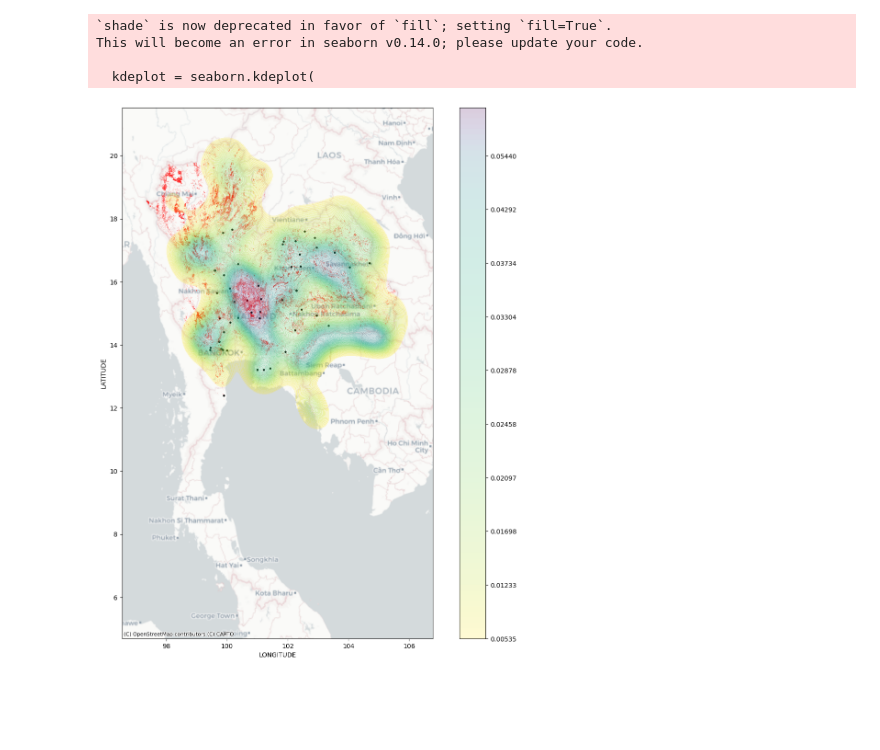
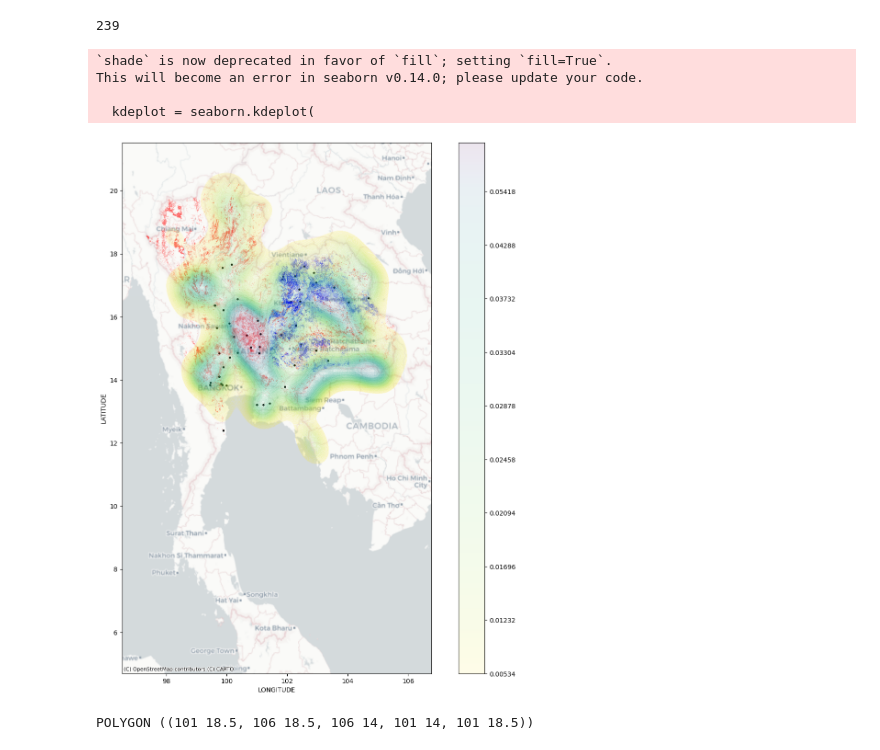
Before and after one commit to NarasetS/ESDA_Sugarcan_vs_Hotspot, a Jupyter notebook: ESDA.ipynb, the cells around one changed output. Cells and saved outputs as stored; diff of their text form; code cells hidden in the pictures; blank space fills up the shorter version.

```diff
--- a/ESDA.ipynb
+++ b/ESDA.ipynb
@@ -25,37 +25,56 @@ sugarplant = sugarplant.to_crs(4326)
 # %%
 # Set up figure and axis
 f, ax = plt.subplots(1, figsize=(15, 15))
 
 ax.scatter(sugarplant['x'], sugarplant['y'], color='black', s=5, label='Points')
-burnscar.plot(ax=ax, color='red')
+burnscar.plot(ax=ax, color='red',alpha = 0.7)
+sugarcanearea.plot(ax=ax, color='blue',alpha = 1)
 
 # Generate and add KDE with a shading of 50 gradients
 # coloured contours, 75% of transparency,
 # and the reverse viridis colormap
+
+levels = int(round(len(hotspot) * 0.01,0))
+print(levels)
 kdeplot = seaborn.kdeplot(
     x="LONGITUDE",
     y="LATITUDE",
     data=hotspot,
-    n_levels=100,
+    n_levels=levels,
     shade=True,
-    alpha=0.2,
+    alpha=0.1,
     cmap="viridis_r",
     cbar=True
 )
 
 # Add basemap
 contextily.add_basemap(
     ax,
     crs="EPSG:4326",
     source=contextily.providers.CartoDB.Positron
 )
 
 ax.label_outer()
 # Remove axes
 # ax.set_axis_off()
 # %% [output]
-`shade` is now deprecated in favor of `fill`; setting `fill=True`.
-This will become an error in seaborn v0.14.0; please update your code.
-
-  kdeplot = seaborn.kdeplot(
+239
+`shade` is now deprecated in favor of `fill`; setting `fill=True`.
+This will become an error in seaborn v0.14.0; please update your code.
+
+  kdeplot = seaborn.kdeplot(
-[figure, old version]
+[figure, new version]
+# %%
+#### Create bounding box for Northeastern area ###
+from shapely import geometry
+
+p1 = geometry.Point(101,18.5)
+p2 = geometry.Point(106,18.5)
+p3 = geometry.Point(106,14)
+p4 = geometry.Point(101,14)
+pointList = [p1, p2, p3, p4,p1]
+
+poly = geometry.Polygon([[p.x, p.y] for p in pointList])
+print(poly.wkt)
+# %% [output]
+POLYGON ((101 18.5, 106 18.5, 106 14, 101 14, 101 18.5))
```
Also changed, not shown: parts of 5 cells of this notebook, 1 other file.
